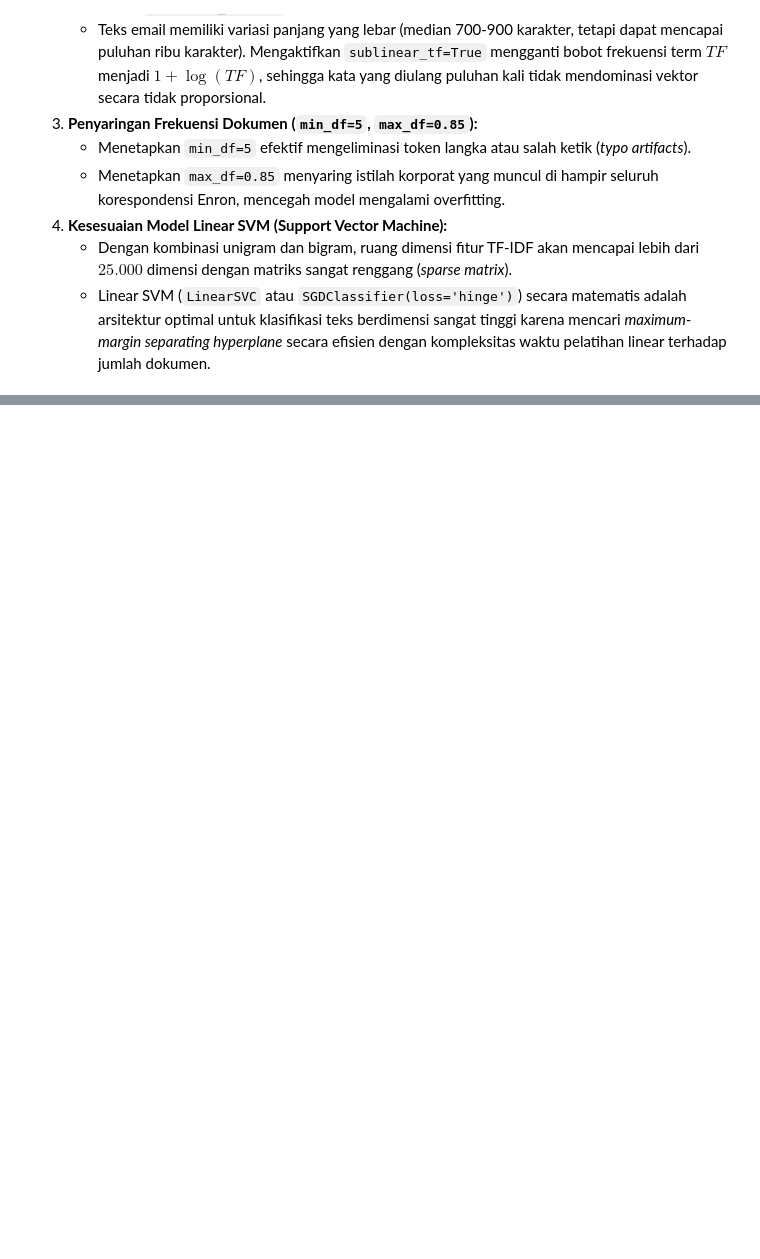
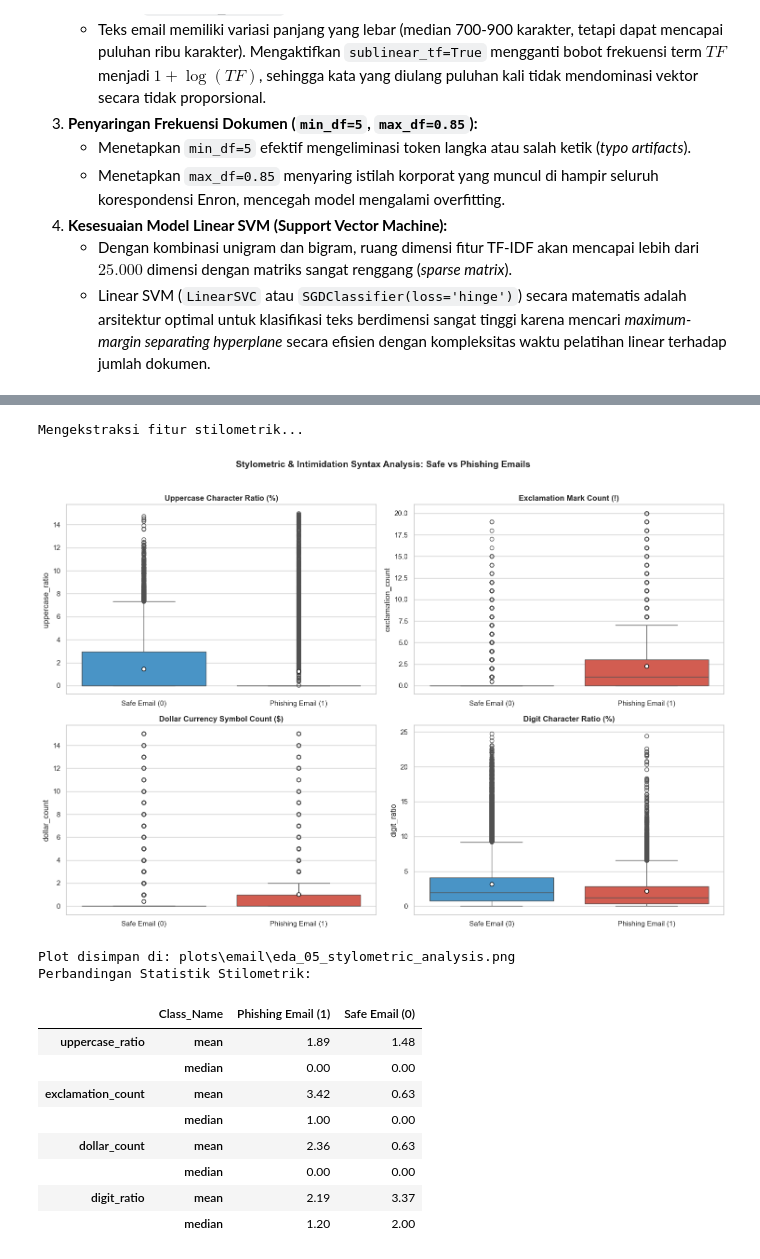
Before and after one commit to fathirrizkifadillah/PhisGuard_Model_Training, a Jupyter notebook: email.ipynb, the cells around one changed output, grey strips where cells are left out. Drawn from its saved outputs; the diff is of its cells as text; code cells hidden in the pictures; blank space fills up the shorter version.

```diff
--- a/email.ipynb
+++ b/email.ipynb
@@ -980,0 +990,67 @@ Berdasarkan analisis eksplorasi data NLP di atas, berikut adalah implikasi krusi
+# %%
+# Muat dataset mentah untuk mengekstraksi fitur stilometrik asli (sebelum lowercasing)
+df_raw_styled = pd.read_csv('data/email/raw/phishing_email.csv').dropna(subset=['Email Text'])
+# Terapkan filter yang sama persis dengan cleanroom Chapter 2
+df_raw_styled = df_raw_styled[df_raw_styled['Email Text'].str.strip() != ''].copy()
+df_raw_styled = df_raw_styled[df_raw_styled['Email Text'].str.strip().str.lower() != 'empty'].copy()
+df_raw_styled = df_raw_styled[df_raw_styled['Email Text'].str.len() <= 50000].copy()
+df_raw_styled = df_raw_styled.drop_duplicates(subset=['Email Text']).copy()
+df_raw_styled['is_phishing'] = (df_raw_styled['Email Type'] == 'Phishing Email').astype(int)
+df_raw_styled['Class_Name'] = df_raw_styled['is_phishing'].map({0: 'Safe Email (0)', 1: 'Phishing Email (1)'})
+
+# Ekstraksi metrik stilometrik
+print("Mengekstraksi fitur stilometrik...")
+df_raw_styled['uppercase_ratio'] = df_raw_styled['Email Text'].apply(
+    lambda x: sum(1 for c in str(x) if c.isupper()) / (len(str(x)) + 1e-9) * 100
+)
+df_raw_styled['exclamation_count'] = df_raw_styled['Email Text'].apply(lambda x: str(x).count('!'))
+df_raw_styled['dollar_count'] = df_raw_styled['Email Text'].apply(lambda x: str(x).count('$'))
+df_raw_styled['digit_ratio'] = df_raw_styled['Email Text'].apply(
+    lambda x: sum(1 for c in str(x) if c.isdigit()) / (len(str(x)) + 1e-9) * 100
+)
+
+# Visualisasi Boxplot 4 Fitur Stilometrik
+fig, axes = plt.subplots(2, 2, figsize=(15, 10))
+axes = axes.flatten()
+
+metrics = [
+    ('uppercase_ratio', 'Uppercase Character Ratio (%)', 15),
+    ('exclamation_count', 'Exclamation Mark Count (!)', 20),
+    ('dollar_count', 'Dollar Currency Symbol Count ($)', 15),
+    ('digit_ratio', 'Digit Character Ratio (%)', 25)
+]
+
+for idx, (col, title, cap_val) in enumerate(metrics):
+    sub_plot = df_raw_styled[df_raw_styled[col] <= cap_val]
+    sns.boxplot(data=sub_plot, x='Class_Name', y=col,
+                palette={'Safe Email (0)': '#3498db', 'Phishing Email (1)': '#e74c3c'},
+                ax=axes[idx], showmeans=True,
+                meanprops={'marker':'o', 'markerfacecolor':'white', 'markeredgecolor':'black', 'markersize':'6'})
+    axes[idx].set_title(title, fontsize=12, fontweight='bold')
+    axes[idx].set_xlabel('')
+
+plt.suptitle('Stylometric & Intimidation Syntax Analysis: Safe vs Phishing Emails', fontsize=14, fontweight='bold', y=1.02)
+plt.tight_layout()
+eda_file5 = EDA_PLOT_DIR / 'eda_05_stylometric_analysis.png'
+plt.savefig(eda_file5, dpi=200, bbox_inches='tight')
+plt.show()
+print(f"Plot disimpan di: {eda_file5}")
+
+# Tabel Rata-rata & Median Stilometrik
+stylometric_summary = df_raw_styled.groupby('Class_Name')[['uppercase_ratio', 'exclamation_count', 'dollar_count', 'digit_ratio']].agg(['mean', 'median']).round(2).T
+print("Perbandingan Statistik Stilometrik:")
+display(stylometric_summary)
+# %% [output]
+Mengekstraksi fitur stilometrik...
+[figure, added]
+Plot disimpan di: plots\email\eda_05_stylometric_analysis.png
+Perbandingan Statistik Stilometrik:
+|  | Class_Name | Phishing Email (1) | Safe Email (0) |
+| uppercase_ratio | mean | 1.89 | 1.48 |
+|  | median | 0.00 | 0.00 |
+| exclamation_count | mean | 3.42 | 0.63 |
+|  | median | 1.00 | 0.00 |
+| dollar_count | mean | 2.36 | 0.63 |
+|  | median | 0.00 | 0.00 |
+| digit_ratio | mean | 2.19 | 3.37 |
+|  | median | 1.20 | 2.00 |
```
Also changed, not shown: parts of 6 cells of this notebook, 9 other files.
